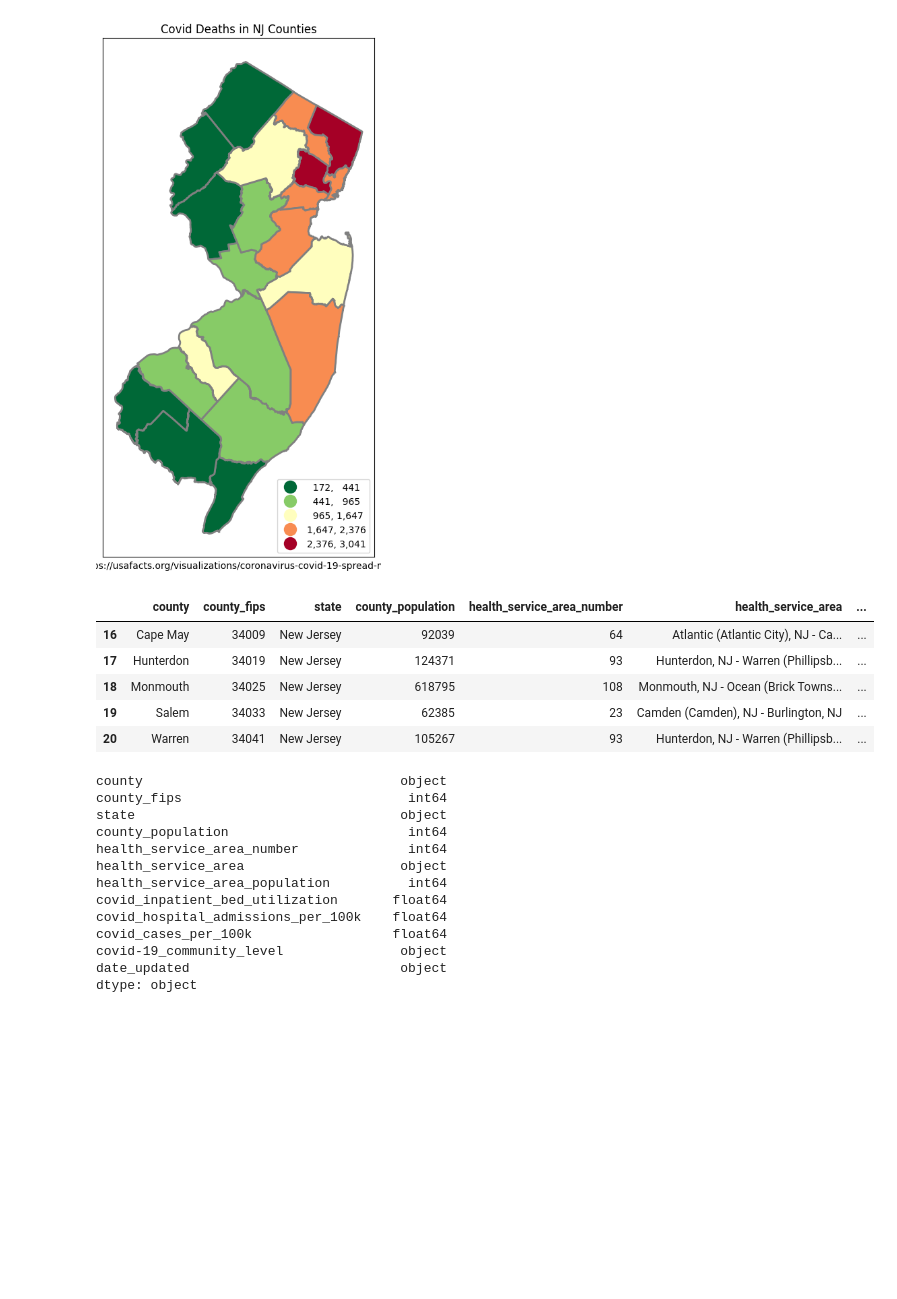
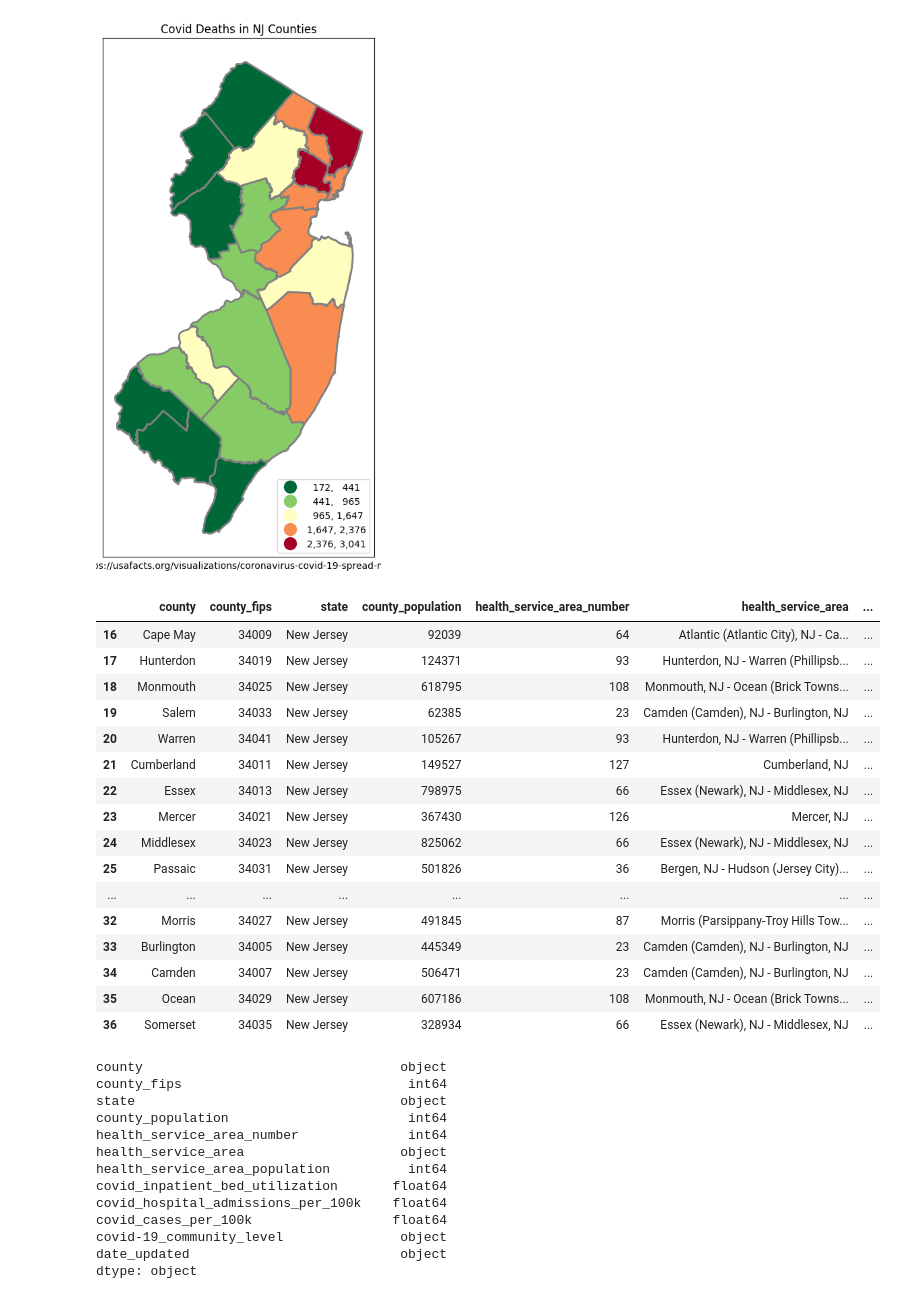
Before and after one commit to tl614-rutgers/gisTest, a Jupyter notebook: ps1_submit.ipynb, the cells around one changed output. Drawn from its saved outputs; the diff is of its cells as text; code cells hidden in the pictures; blank space fills up the shorter version.

```diff
--- a/ps1_submit.ipynb
+++ b/ps1_submit.ipynb
@@ -359,15 +362,26 @@ Text(0.5, 80.7222222222222, 'source/definition: https://usafacts.org/visualizati
 # %%
 !wget -q -O United_States_COVID-19_Community_Levels_by_County.csv https://raw.githubusercontent.com/tl614-rutgers/gisTest/main/United_States_COVID-19_Community_Levels_by_County.csv
 hosp_admit = pd.read_csv('United_States_COVID-19_Community_Levels_by_County.csv')
 rows_selected = hosp_admit.loc[hosp_admit['date_updated'] == '8/11/22']
-rows_selected.head(5)
+rows_selected #.head(5)
 # %% [output]
 |  | county | county_fips | state | county_population | health_service_area_number | health_service_area | ... |
 | 16 | Cape May | 34009 | New Jersey | 92039 | 64 | Atlantic (Atlantic City), NJ - Ca... | ... |
 | 17 | Hunterdon | 34019 | New Jersey | 124371 | 93 | Hunterdon, NJ - Warren (Phillipsb... | ... |
 | 18 | Monmouth | 34025 | New Jersey | 618795 | 108 | Monmouth, NJ - Ocean (Brick Towns... | ... |
 | 19 | Salem | 34033 | New Jersey | 62385 | 23 | Camden (Camden), NJ - Burlington, NJ | ... |
 | 20 | Warren | 34041 | New Jersey | 105267 | 93 | Hunterdon, NJ - Warren (Phillipsb... | ... |
+| 21 | Cumberland | 34011 | New Jersey | 149527 | 127 | Cumberland, NJ | ... |
+| 22 | Essex | 34013 | New Jersey | 798975 | 66 | Essex (Newark), NJ - Middlesex, NJ | ... |
+| 23 | Mercer | 34021 | New Jersey | 367430 | 126 | Mercer, NJ | ... |
+| 24 | Middlesex | 34023 | New Jersey | 825062 | 66 | Essex (Newark), NJ - Middlesex, NJ | ... |
+| 25 | Passaic | 34031 | New Jersey | 501826 | 36 | Bergen, NJ - Hudson (Jersey City)... | ... |
+| ... | ... | ... | ... | ... | ... | ... | ... |
+| 32 | Morris | 34027 | New Jersey | 491845 | 87 | Morris (Parsippany-Troy Hills Tow... | ... |
+| 33 | Burlington | 34005 | New Jersey | 445349 | 23 | Camden (Camden), NJ - Burlington, NJ | ... |
+| 34 | Camden | 34007 | New Jersey | 506471 | 23 | Camden (Camden), NJ - Burlington, NJ | ... |
+| 35 | Ocean | 34029 | New Jersey | 607186 | 108 | Monmouth, NJ - Ocean (Brick Towns... | ... |
+| 36 | Somerset | 34035 | New Jersey | 328934 | 66 | Essex (Newark), NJ - Middlesex, NJ | ... |
 # %%
 rows_selected.dtypes
 # %% [output]
```
Also changed, not shown: parts of 2 cells of this notebook.
